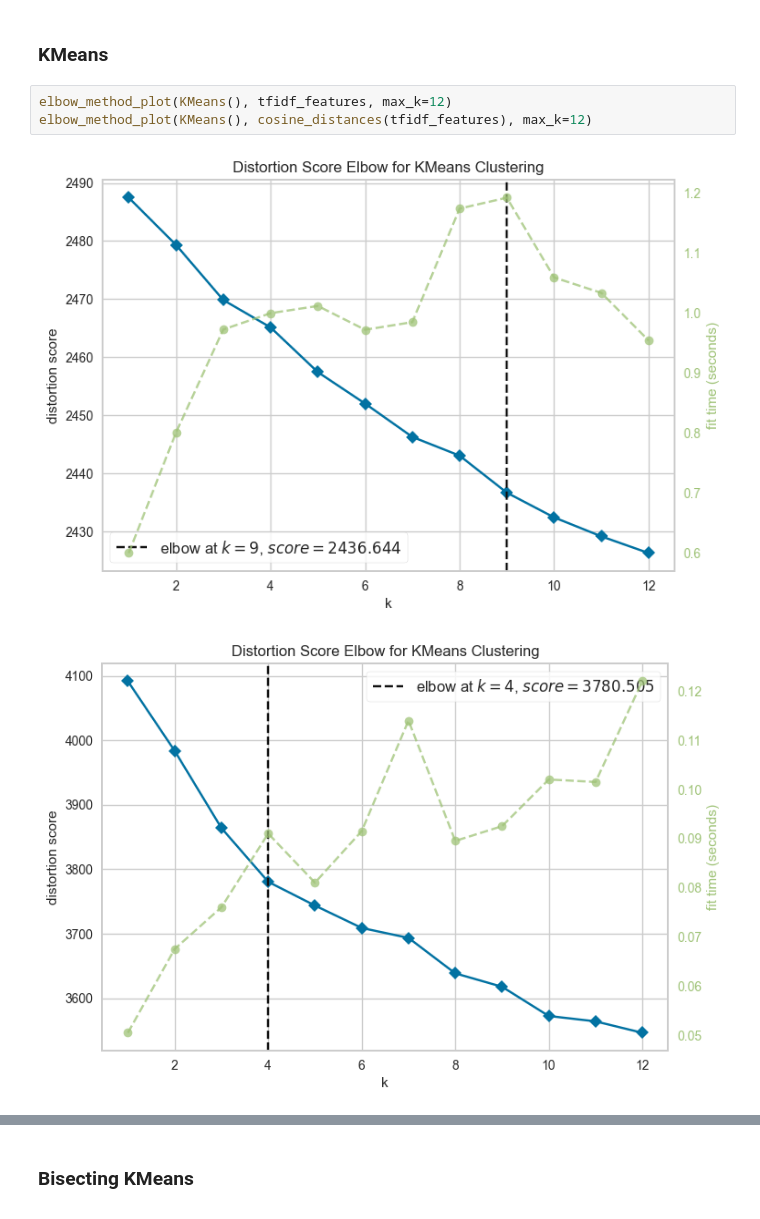
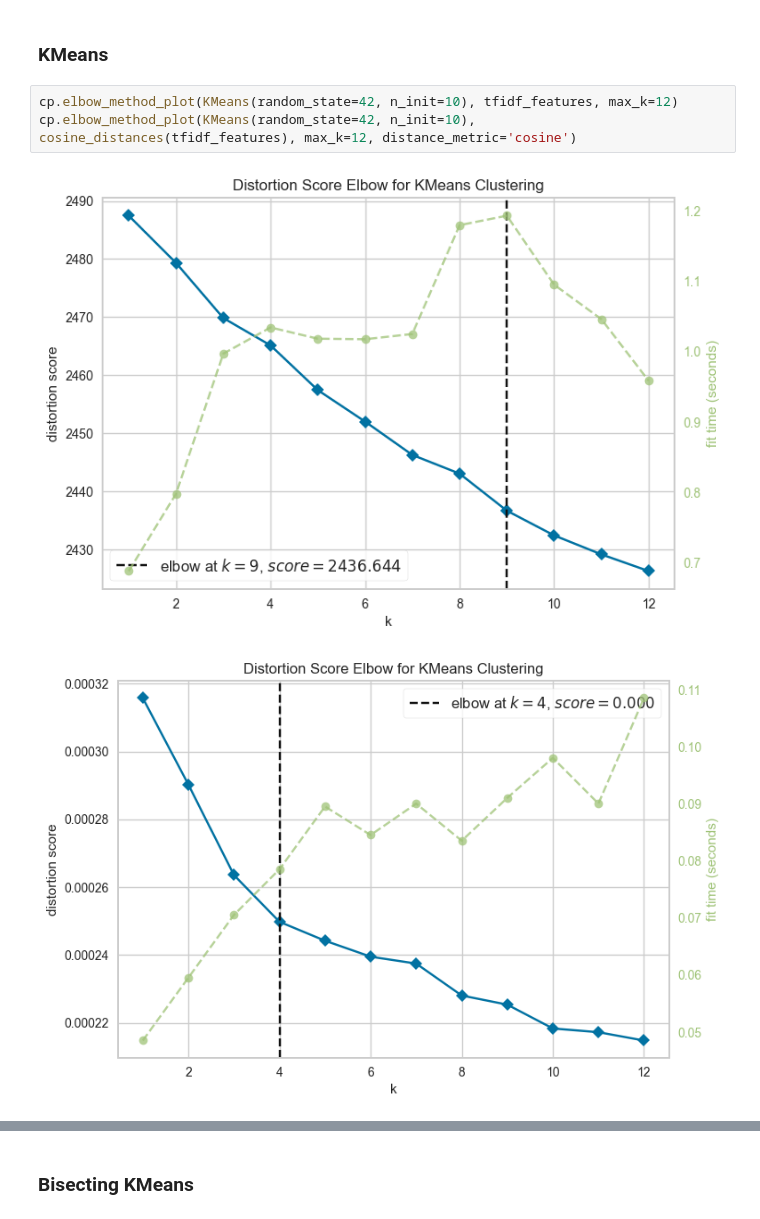
Before and after one commit to MaksimKarnaukh/DataMining, a Jupyter notebook: Assignment3/src/clustering.ipynb, the cells around one changed output, grey strips where cells are left out. Drawn from its saved outputs; the diff is of its cells as text.

Commit message:
cluster plotting file

```diff
--- a/Assignment3/src/clustering.ipynb
+++ b/Assignment3/src/clustering.ipynb
@@ -217,9 +246,9 @@ def elbow_method_plot(model, tfidf_features, max_k, use_own_function=False):
 # %% [markdown]
 ### KMeans
 # %%
-elbow_method_plot(KMeans(), tfidf_features, max_k=12)
-elbow_method_plot(KMeans(), cosine_distances(tfidf_features), max_k=12)
+cp.elbow_method_plot(KMeans(random_state=42, n_init=10), tfidf_features, max_k=12)
+cp.elbow_method_plot(KMeans(random_state=42, n_init=10), cosine_distances(tfidf_features), max_k=12, distance_metric='cosine')
 # %% [output]
-[figure, old version]
+[figure, new version]
-[figure, old version]
+[figure, new version]
 # %%
```
Also changed, not shown: parts of 23 cells of this notebook, 1 other file.
